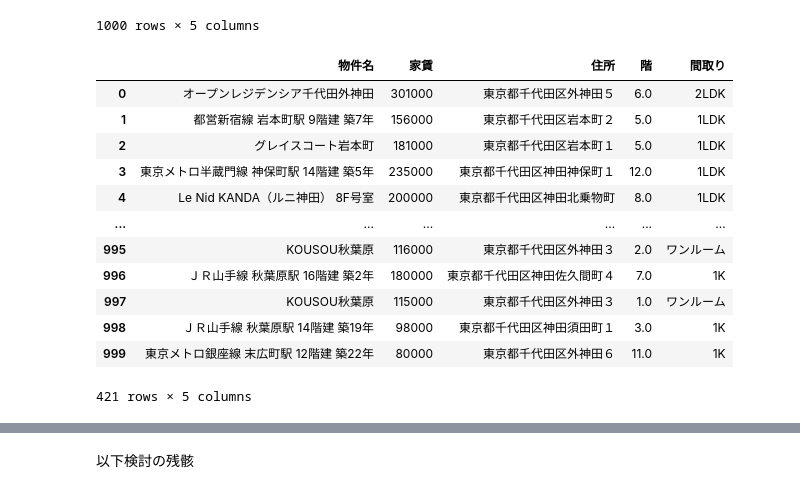
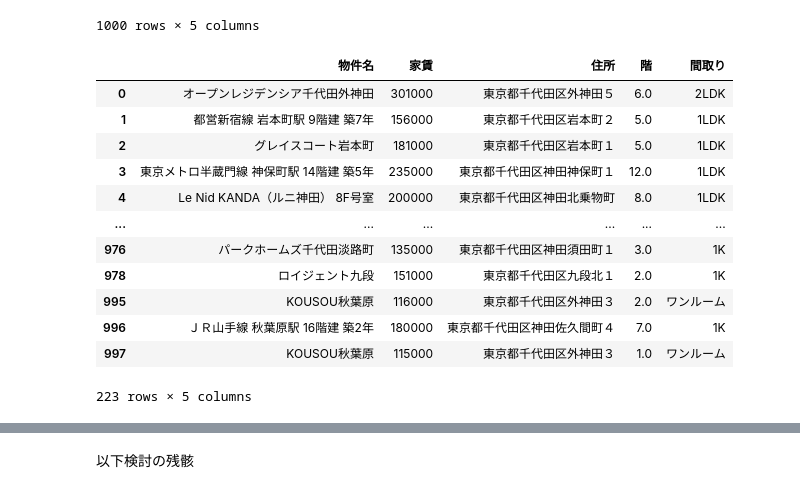
Before and after one commit to RIDLEYsan/tech0, a Jupyter notebook: SUUMO.ipynb, the cells around one changed output, grey strips where cells are left out. Cells and saved outputs as stored; diff of their text form; code cells hidden in the pictures.

```diff
--- a/SUUMO.ipynb
+++ b/SUUMO.ipynb
@@ -149,25 +149,25 @@ df_property_info
 # %%
 
 
-# 物件名、住所、階、間取りが同じ行を重複とみなして削除
-df_property_info_no_duplicates = df_property_info.drop_duplicates(subset=['物件名', '住所', '階', '間取り'])
+# 住所、階、間取りが同じ行を重複とみなして削除（物件名が違っても同じ物件がある模様）
+df_property_info_no_duplicates = df_property_info.drop_duplicates(subset=['住所', '階', '間取り'])
 
 # 結果を表示
 df_property_info_no_duplicates
 # %% [output]
 |  | 物件名 | 家賃 | 住所 | 階 | 間取り |
 | 0 | オープンレジデンシア千代田外神田 | 301000 | 東京都千代田区外神田５ | 6.0 | 2LDK |
 | 1 | 都営新宿線 岩本町駅 9階建 築7年 | 156000 | 東京都千代田区岩本町２ | 5.0 | 1LDK |
 | 2 | グレイスコート岩本町 | 181000 | 東京都千代田区岩本町１ | 5.0 | 1LDK |
 | 3 | 東京メトロ半蔵門線 神保町駅 14階建 築5年 | 235000 | 東京都千代田区神田神保町１ | 12.0 | 1LDK |
 | 4 | Le Nid KANDA（ルニ神田） 8F号室 | 200000 | 東京都千代田区神田北乗物町 | 8.0 | 1LDK |
 | ... | ... | ... | ... | ... | ... |
+| 976 | パークホームズ千代田淡路町 | 135000 | 東京都千代田区神田須田町１ | 3.0 | 1K |
+| 978 | ロイジェント九段 | 151000 | 東京都千代田区九段北１ | 2.0 | 1K |
 | 995 | KOUSOU秋葉原 | 116000 | 東京都千代田区外神田３ | 2.0 | ワンルーム |
 | 996 | ＪＲ山手線 秋葉原駅 16階建 築2年 | 180000 | 東京都千代田区神田佐久間町４ | 7.0 | 1K |
 | 997 | KOUSOU秋葉原 | 115000 | 東京都千代田区外神田３ | 1.0 | ワンルーム |
-| 998 | ＪＲ山手線 秋葉原駅 14階建 築19年 | 98000 | 東京都千代田区神田須田町１ | 3.0 | 1K |
-| 999 | 東京メトロ銀座線 末広町駅 12階建 築22年 | 80000 | 東京都千代田区外神田６ | 11.0 | 1K |
-421 rows × 5 columns
+223 rows × 5 columns
 # %%
 import gspread
 from oauth2client.service_account import ServiceAccountCredentials
```
Also changed, not shown: parts of 6 cells of this notebook.
